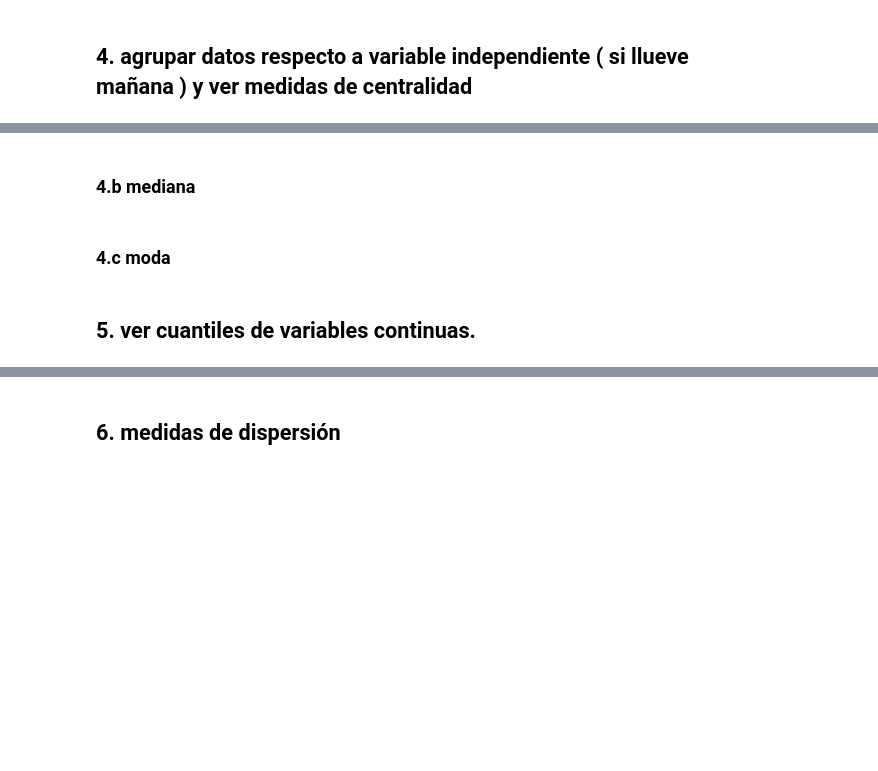
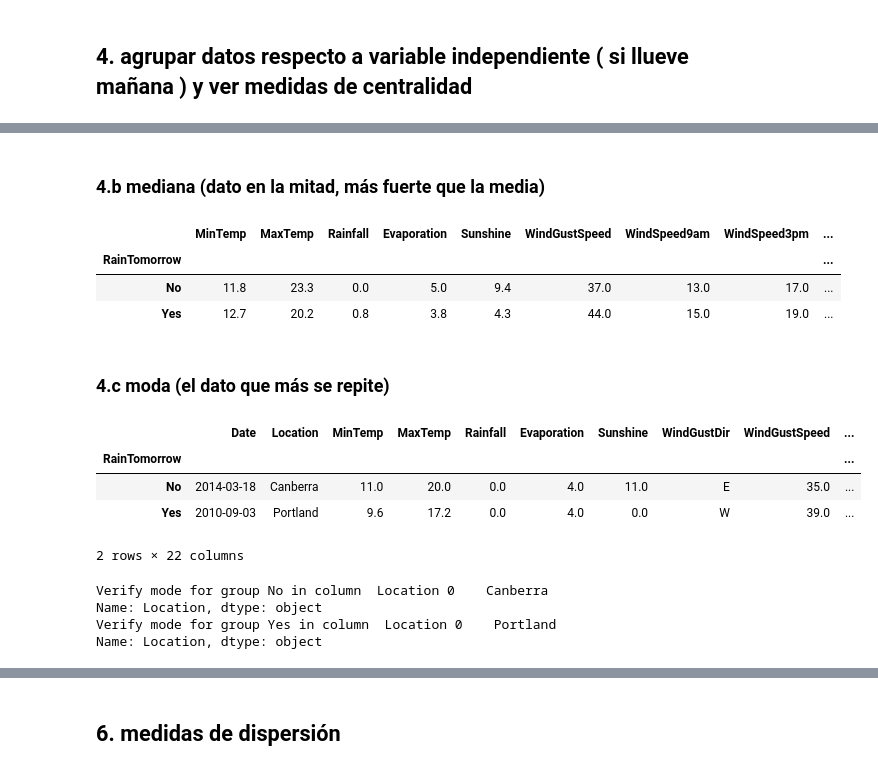
Before and after one commit to acmoral/ProyectoMineria, a Jupyter notebook: analisis exploratorio/weather_data_analisis_exploratorio.ipynb, the cells around one changed output, grey strips where cells are left out. Drawn from its saved outputs; the diff is of its cells as text; code cells hidden in the pictures; blank space fills up the shorter version.

```diff
--- a/analisis exploratorio/weather_data_analisis_exploratorio.ipynb
+++ b/analisis exploratorio/weather_data_analisis_exploratorio.ipynb
@@ -63,6 +160,29 @@ data.describe()
 # %% [markdown]
-### 4.b mediana
+### 4.b mediana (dato en la mitad, más fuerte que la media)
+# %%
+data.groupby('RainTomorrow').median()
+# %% [output]
+|  | MinTemp | MaxTemp | Rainfall | Evaporation | Sunshine | WindGustSpeed | WindSpeed9am | WindSpeed3pm | ... |
+| RainTomorrow |  |  |  |  |  |  |  |  | ... |
+| No | 11.8 | 23.3 | 0.0 | 5.0 | 9.4 | 37.0 | 13.0 | 17.0 | ... |
+| Yes | 12.7 | 20.2 | 0.8 | 3.8 | 4.3 | 44.0 | 15.0 | 19.0 | ... |
 # %% [markdown]
-### 4.c moda
+### 4.c moda (el dato que más se repite)
-# %% [markdown]
-## 5. ver cuantiles de variables continuas.
+# %%
+data.groupby('RainTomorrow').agg(lambda x: x.mode().iloc[0])
+# %% [output]
+|  | Date | Location | MinTemp | MaxTemp | Rainfall | Evaporation | Sunshine | WindGustDir | WindGustSpeed | ... |
+| RainTomorrow |  |  |  |  |  |  |  |  |  | ... |
+| No | 2014-03-18 | Canberra | 11.0 | 20.0 | 0.0 | 4.0 | 11.0 | E | 35.0 | ... |
+| Yes | 2010-09-03 | Portland | 9.6 | 17.2 | 0.0 | 4.0 | 0.0 | W | 39.0 | ... |
+2 rows × 22 columns
+# %%
+#Verify the mode
+column = 'Location'
+print('Verify mode for group No in column ', column, data.groupby('RainTomorrow').get_group('No')[column].mode())
+print('Verify mode for group Yes in column ', column, data.groupby('RainTomorrow').get_group('Yes')[column].mode())
+# %% [output]
+Verify mode for group No in column  Location 0    Canberra
+Name: Location, dtype: object
+Verify mode for group Yes in column  Location 0    Portland
+Name: Location, dtype: object
```
Also changed, not shown: parts of 24 cells of this notebook, 1 other file.
